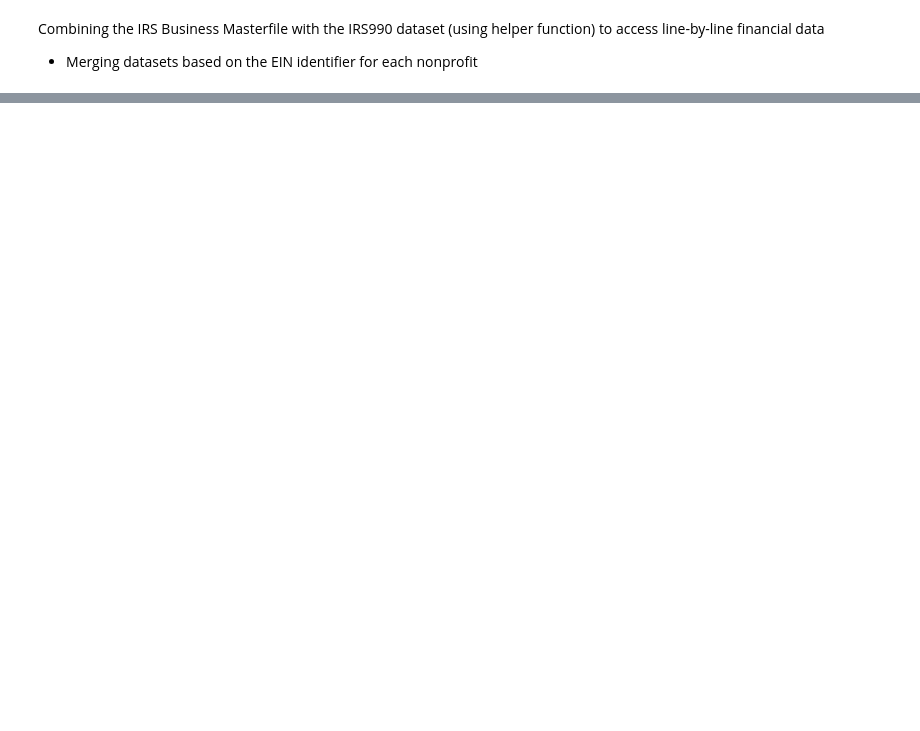
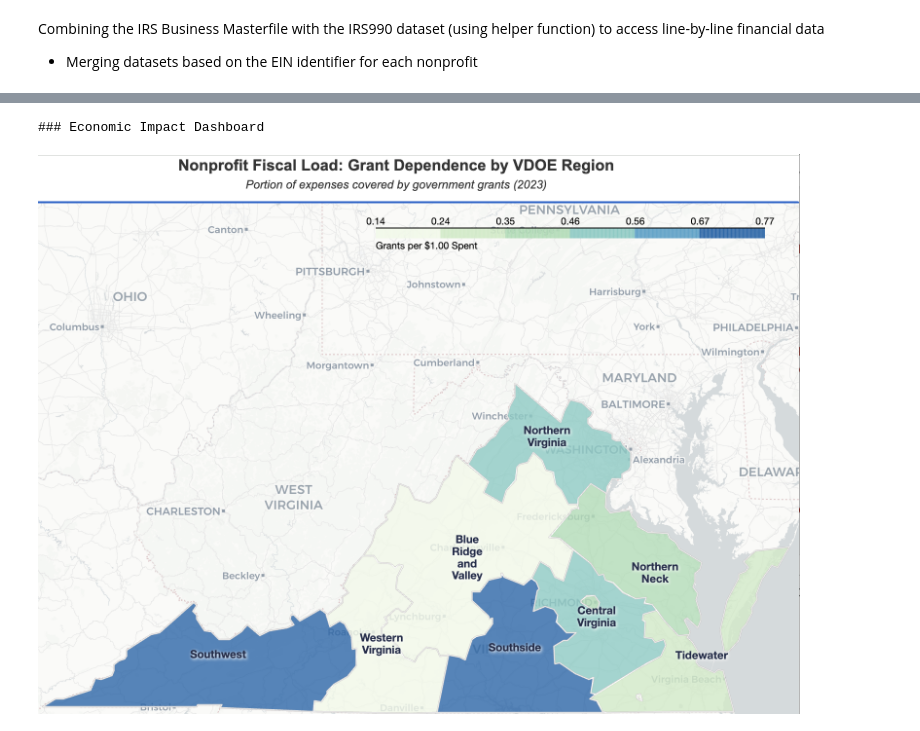
Before and after one commit to yani-iben/virginia-nonprofit-economic-analysis, a Jupyter notebook: notebooks/economic_impact_analysis.ipynb, the cells around one changed output, grey strips where cells are left out. Saved outputs shown, nothing was run; the diff lists cells and outputs as text; code cells hidden in the pictures; blank space fills up the shorter version.

```diff
--- a/notebooks/economic_impact_analysis.ipynb
+++ b/notebooks/economic_impact_analysis.ipynb
@@ -598,0 +342,17 @@ display(IFrame(src='vdoe_impact_dashboard_FINAL.html', width='100%', height=650)
+# %%
+# Compile and Build Final Interactive Infrastructure
+dashboard_file = create_impact_dashboard(
+    final_map,
+    TITLE_HTML,
+    TOOLTIP_STYLE,
+    save_name='vdoe_impact_dashboard_FINAL.html'
+)
+
+# Seamless Notebook Display
+from IPython.display import Image, IFrame, display
+print("### Economic Impact Dashboard")
+display(Image(filename='../results_and_visualizations/Nonprofit Fiscal Load.png', width=800))
+display(IFrame(src=dashboard_file, width='100%', height=650))
+# %% [output]
+### Economic Impact Dashboard
+[figure, added]
```
Also changed, not shown: parts of 69 cells of this notebook, 19 other files.
